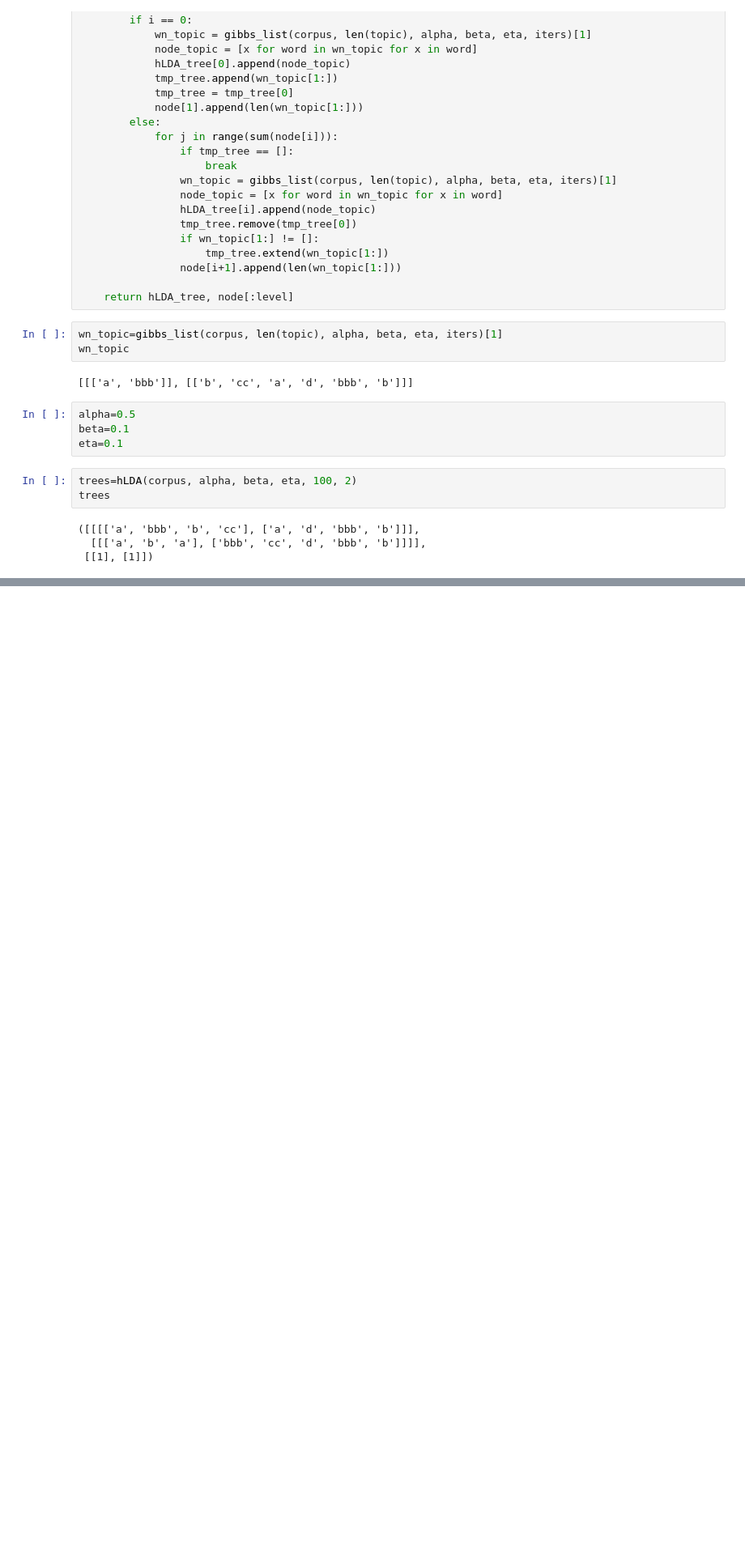
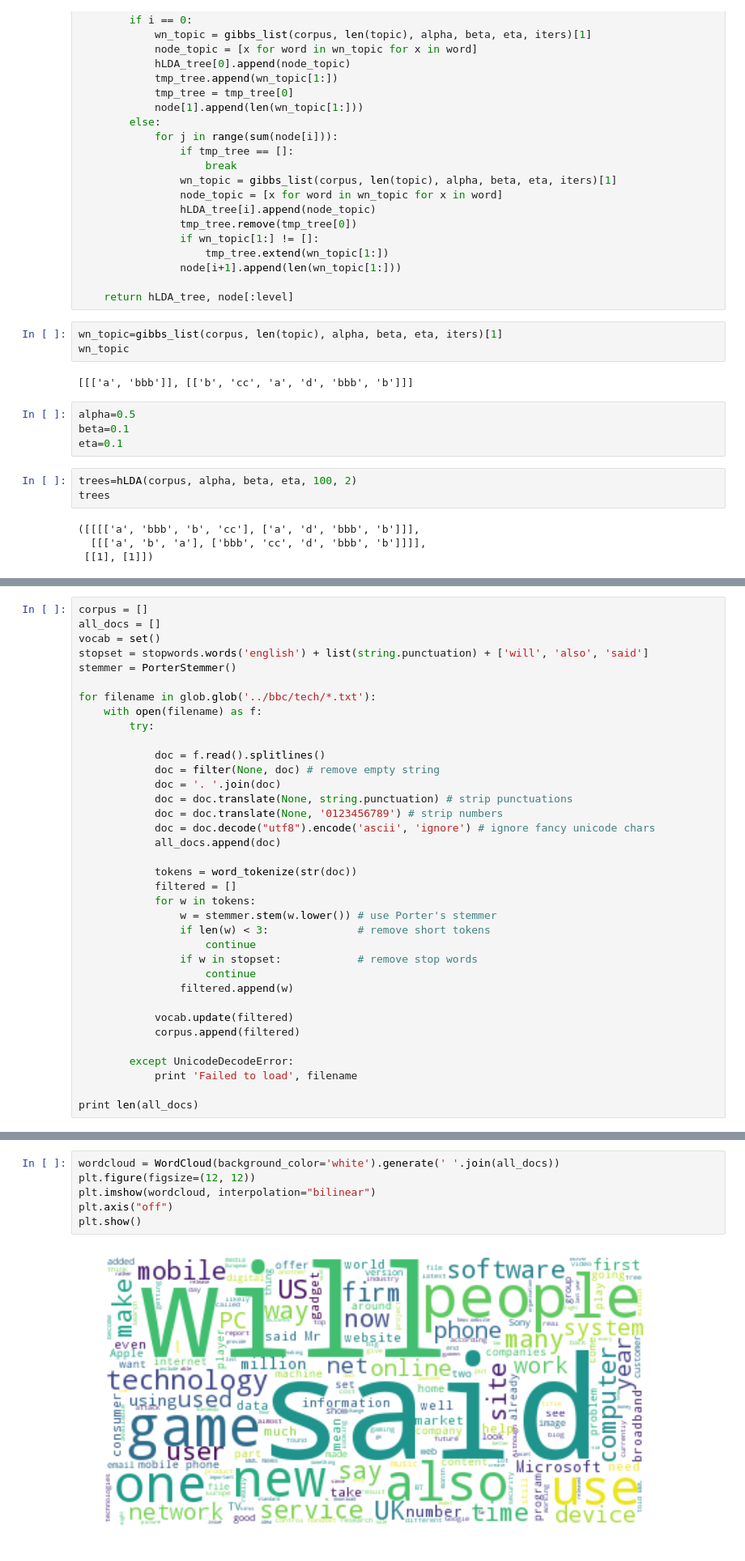
Before and after one commit to ZahraDehghanian97/NCRP_HLDA, a Jupyter notebook: NCRP.ipynb, the cells around one changed output, grey strips where cells are left out. Shown at 81% size. Drawn from its saved outputs; the diff is of its cells as text; blank space fills up the shorter version.

```diff
--- a/NCRP.ipynb
+++ b/NCRP.ipynb
@@ -516,0 +467,36 @@ and specificity that lead to more interpretable trees
+# %%
+corpus = []
+all_docs = []
+vocab = set()
+stopset = stopwords.words('english') + list(string.punctuation) + ['will', 'also', 'said']
+stemmer = PorterStemmer()
+
+for filename in glob.glob('../bbc/tech/*.txt'):
+    with open(filename) as f:
+        try:
+
+            doc = f.read().splitlines()
+            doc = filter(None, doc) # remove empty string
+            doc = '. '.join(doc)
+            doc = doc.translate(None, string.punctuation) # strip punctuations
+            doc = doc.translate(None, '0123456789') # strip numbers
+            doc = doc.decode("utf8").encode('ascii', 'ignore') # ignore fancy unicode chars
+            all_docs.append(doc)
+
+            tokens = word_tokenize(str(doc))
+            filtered = []
+            for w in tokens:
+                w = stemmer.stem(w.lower()) # use Porter's stemmer
+                if len(w) < 3:              # remove short tokens
+                    continue
+                if w in stopset:            # remove stop words
+                    continue
+                filtered.append(w)
+
+            vocab.update(filtered)
+            corpus.append(filtered)
+
+        except UnicodeDecodeError:
+            print 'Failed to load', filename
+
+print len(all_docs)
@@ -516,0 +516,8 @@ and specificity that lead to more interpretable trees
+# %%
+wordcloud = WordCloud(background_color='white').generate(' '.join(all_docs))
+plt.figure(figsize=(12, 12))
+plt.imshow(wordcloud, interpolation="bilinear")
+plt.axis("off")
+plt.show()
+# %% [output]
+[figure, added]
```
Also changed, not shown: parts of 21 cells of this notebook.
